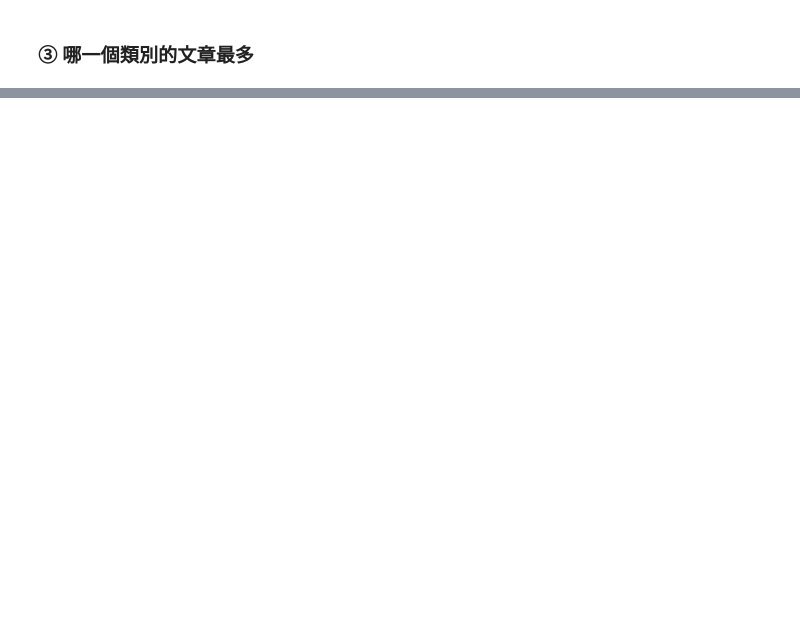
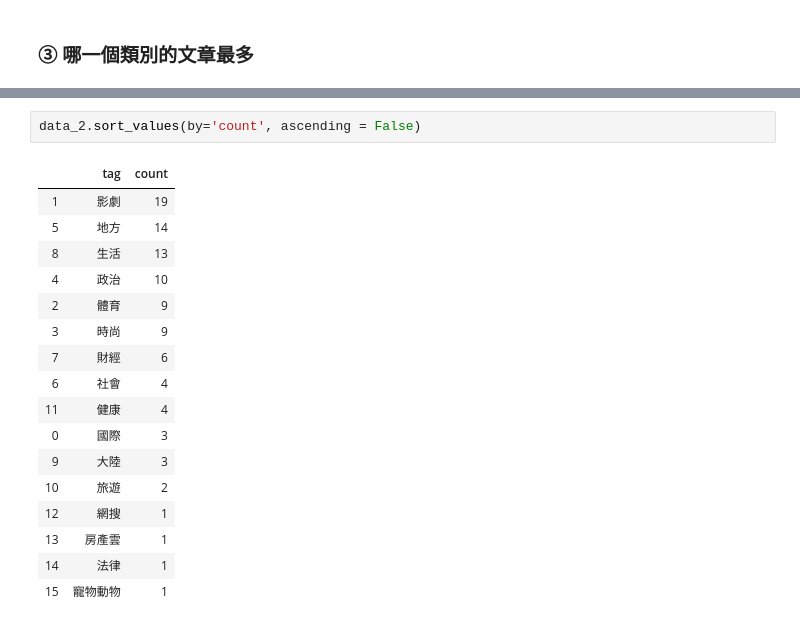
Before and after one commit to Steph958/Crawling-in-60Days, a Jupyter notebook: Homework/Day 12/Day012_HW.ipynb, the cells around one changed output, grey strips where cells are left out. Cells and saved outputs as stored; diff of their text form; blank space fills up the shorter version.

```diff
--- a/Homework/Day 12/Day012_HW.ipynb
+++ b/Homework/Day 12/Day012_HW.ipynb
@@ -87,0 +201,20 @@ Your Code
+# %%
+data_2.sort_values(by='count', ascending = False)
+# %% [output]
+|  | tag | count |
+| 1 | 影劇 | 19 |
+| 5 | 地方 | 14 |
+| 8 | 生活 | 13 |
+| 4 | 政治 | 10 |
+| 2 | 體育 | 9 |
+| 3 | 時尚 | 9 |
+| 7 | 財經 | 6 |
+| 6 | 社會 | 4 |
+| 11 | 健康 | 4 |
+| 0 | 國際 | 3 |
+| 9 | 大陸 | 3 |
+| 10 | 旅遊 | 2 |
+| 12 | 網搜 | 1 |
+| 13 | 房產雲 | 1 |
+| 14 | 法律 | 1 |
+| 15 | 寵物動物 | 1 |
```
Also changed, not shown: parts of 9 cells of this notebook.
